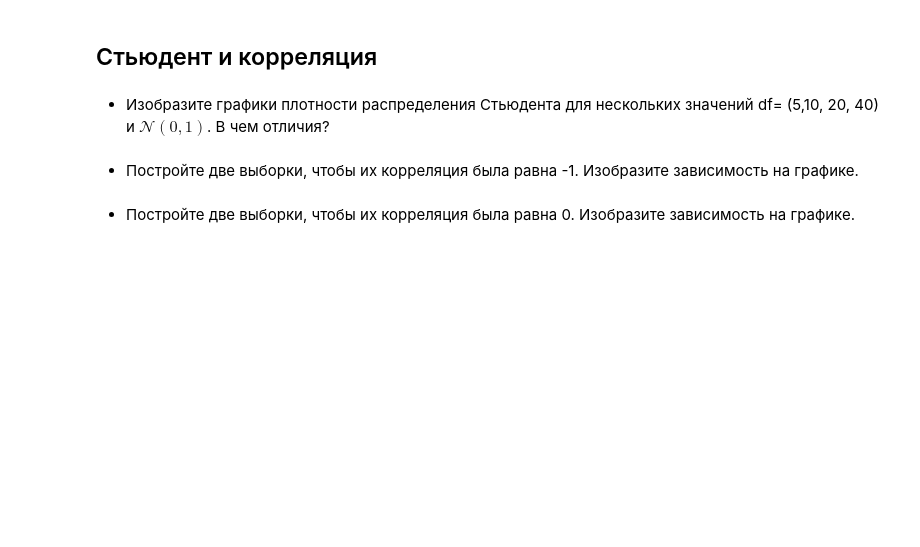
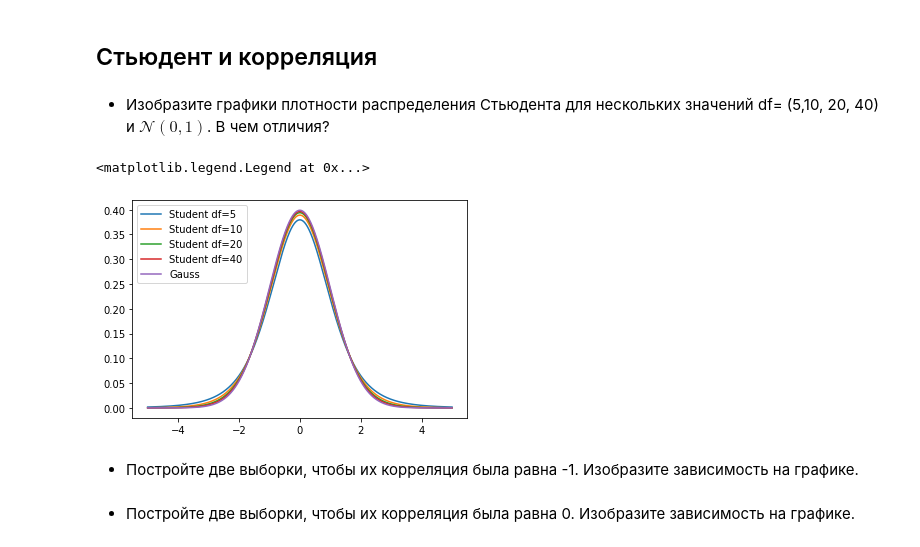
Before and after one commit to res1stor/learning1, a Jupyter notebook: homework10s.ipynb, the cells around one changed output. Cells and saved outputs as stored; diff of their text form; code cells hidden in the pictures; blank space fills up the shorter version.

```diff
--- a/homework10s.ipynb
+++ b/homework10s.ipynb
@@ -220,3 +248,27 @@ norm_rv = stats.norm(0, 2)
+# %%
+#your code here
+st_5 = stats.t(5)
+st_10 = stats.t(10)
+st_20 = stats.t(20)
+st_40 = stats.t(40)
+norm = stats.norm(0,1)
+
+x = np.linspace(-5,5,10001)
+y5 = st_5.pdf(x)
+y10 = st_10.pdf(x)
+y20 = st_20.pdf(x)
+y40 = st_40.pdf(x)
+y0 = norm.pdf(x)
+
+plt.plot(x,y5,label = 'Student df=5')
+plt.plot(x,y10,label = 'Student df=10')
+plt.plot(x,y20,label = 'Student df=20')
+plt.plot(x,y40,label = 'Student df=40')
+plt.plot(x,y0,label = 'Gauss')
+plt.legend(loc='upper left')
+# %% [output]
+<matplotlib.legend.Legend at 0x...>
+[figure, added]
 # %% [markdown]
 - Постройте две выборки, чтобы их корреляция была равна -1. Изобразите зависимость на графике.
 # %%
```
Also changed, not shown: parts of 9 cells of this notebook.
